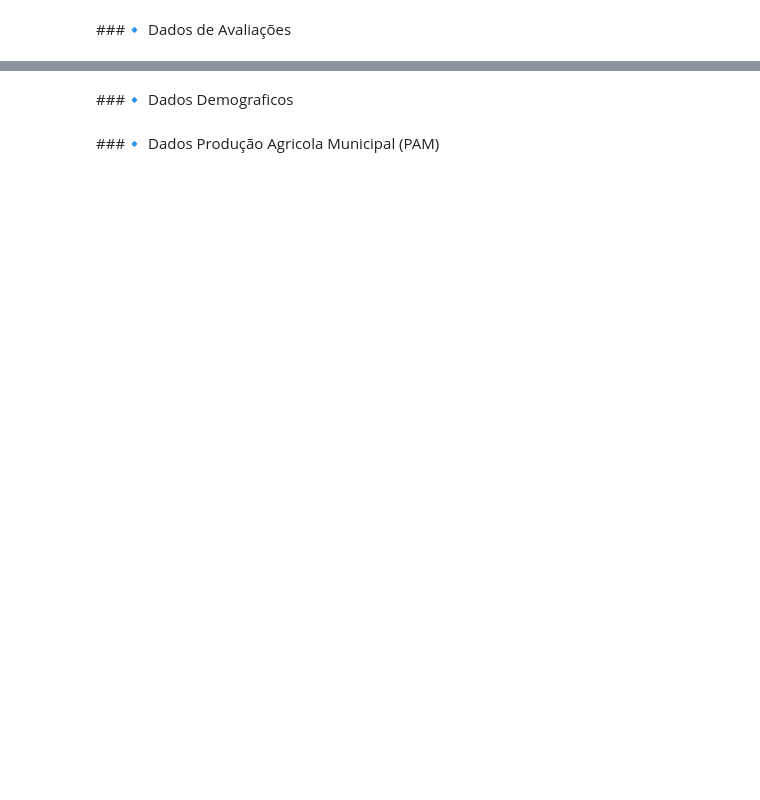
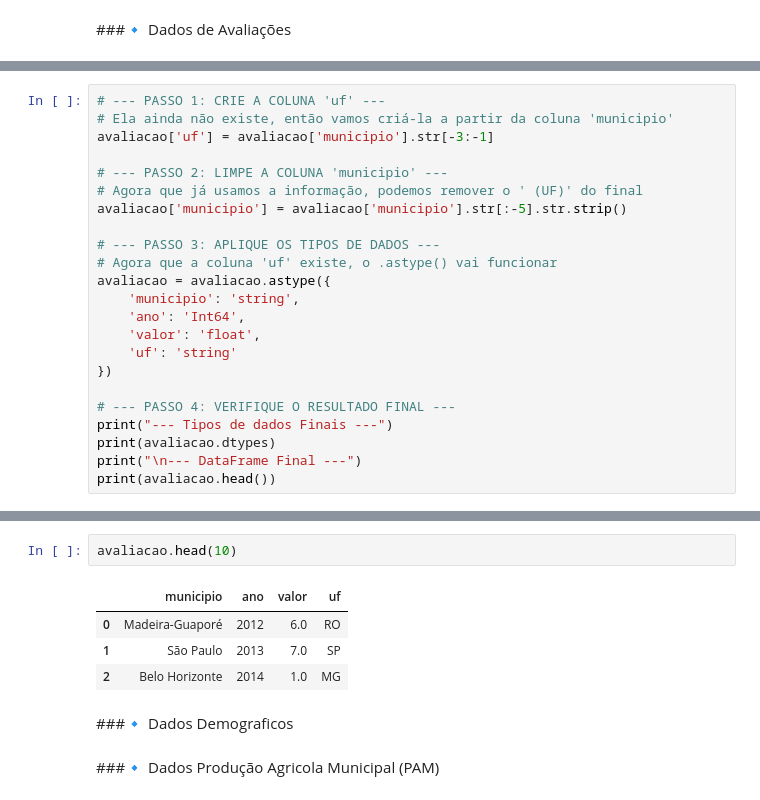
Before and after one commit to Jonathan-Paixao/Tech_Challenge_FIAP, a Jupyter notebook: ETL_FiapChall.ipynb, the cells around one changed output, grey strips where cells are left out. Cells and saved outputs as stored; diff of their text form; blank space fills up the shorter version.

```diff
--- a/ETL_FiapChall.ipynb
+++ b/ETL_FiapChall.ipynb
@@ -711,0 +822,23 @@ valor_kg_vinhos_rs = comex_copy[(comex_copy['CO_NCM'].isin(ncms_vinho)) & (comex
+# %%
+# --- PASSO 1: CRIE A COLUNA 'uf' ---
+# Ela ainda não existe, então vamos criá-la a partir da coluna 'municipio'
+avaliacao['uf'] = avaliacao['municipio'].str[-3:-1]
+
+# --- PASSO 2: LIMPE A COLUNA 'municipio' ---
+# Agora que já usamos a informação, podemos remover o ' (UF)' do final
+avaliacao['municipio'] = avaliacao['municipio'].str[:-5].str.strip()
+
+# --- PASSO 3: APLIQUE OS TIPOS DE DADOS ---
+# Agora que a coluna 'uf' existe, o .astype() vai funcionar
+avaliacao = avaliacao.astype({
+    'municipio': 'string',
+    'ano': 'Int64',
+    'valor': 'float',
+    'uf': 'string'
+})
+
+# --- PASSO 4: VERIFIQUE O RESULTADO FINAL ---
+print("--- Tipos de dados Finais ---")
+print(avaliacao.dtypes)
+print("\n--- DataFrame Final ---")
+print(avaliacao.head())
@@ -712,3 +858,10 @@ valor_kg_vinhos_rs = comex_copy[(comex_copy['CO_NCM'].isin(ncms_vinho)) & (comex
+# %%
+avaliacao.head(10)
+# %% [output]
+|  | municipio | ano | valor | uf |
+| 0 | Madeira-Guaporé | 2012 | 6.0 | RO |
+| 1 | São Paulo | 2013 | 7.0 | SP |
+| 2 | Belo Horizonte | 2014 | 1.0 | MG |
 # %% [markdown]
 ###🔹 Dados Demograficos
 # %% [markdown]
```
Also changed, not shown: parts of 19 cells of this notebook.
